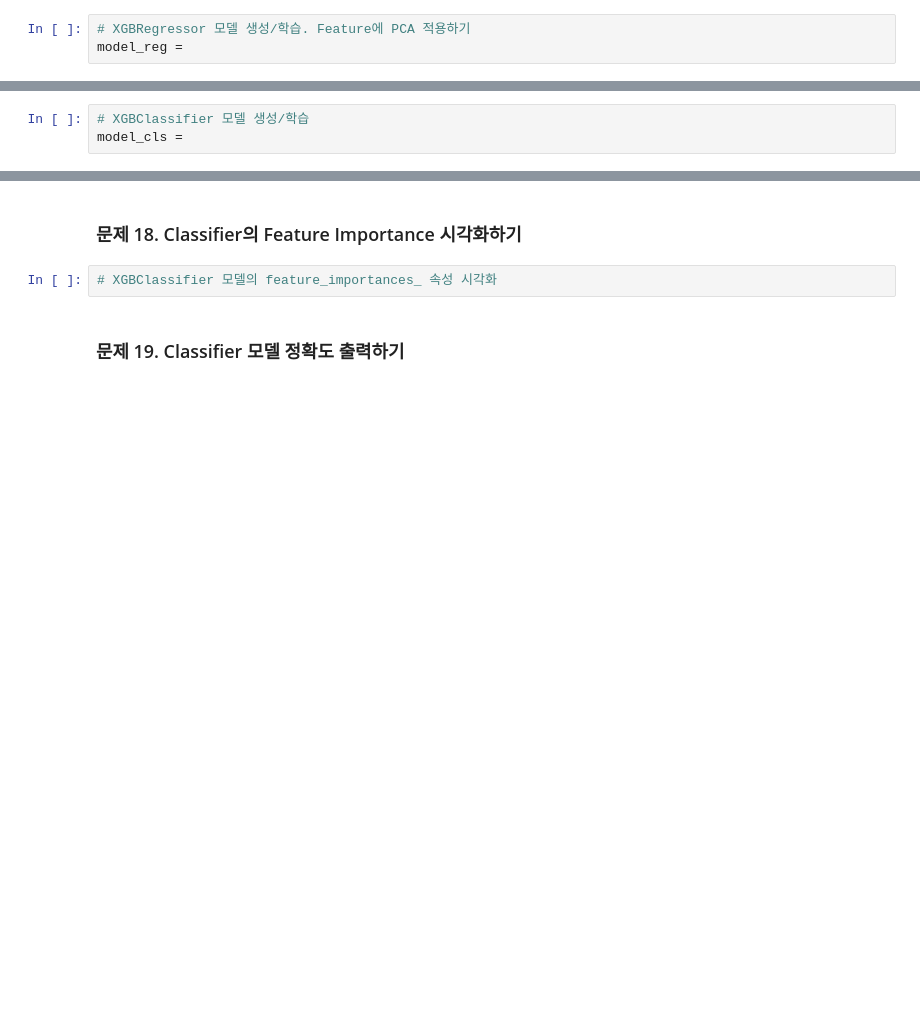
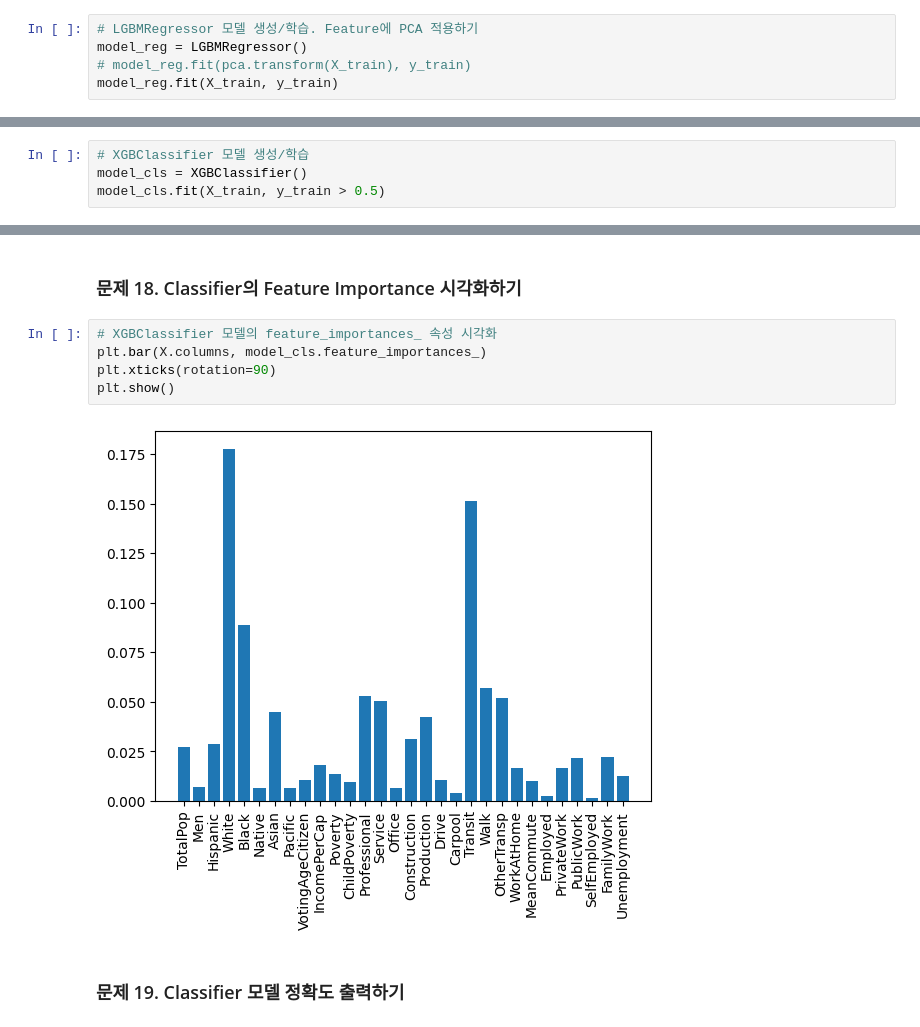
Before and after one commit to kjian254416-blip/ML300, a Jupyter notebook: Chapter_05_미국의_대통령은_어떻게_뽑힐까(문제).ipynb, the cells around one changed output, grey strips where cells are left out. Cells and saved outputs as stored; diff of their text form; blank space fills up the shorter version.

```diff
--- a/Chapter_05_미국의_대통령은_어떻게_뽑힐까(문제).ipynb
+++ b/Chapter_05_미국의_대통령은_어떻게_뽑힐까(문제).ipynb
@@ -503,5 +618,7 @@ pca =
 # %%
 from lightgbm import LGBMRegressor
 # %%
-# XGBRegressor 모델 생성/학습. Feature에 PCA 적용하기
-model_reg =
+# LGBMRegressor 모델 생성/학습. Feature에 PCA 적용하기
+model_reg = LGBMRegressor()
+# model_reg.fit(pca.transform(X_train), y_train)
+model_reg.fit(X_train, y_train)
@@ -522,4 +672,5 @@ pred =
 from xgboost import XGBClassifier
 # %%
 # XGBClassifier 모델 생성/학습
-model_cls =
+model_cls = XGBClassifier()
+model_cls.fit(X_train, y_train > 0.5)
@@ -527,6 +690,11 @@ model_cls =
 ### 문제 18. Classifier의 Feature Importance 시각화하기
 # %%
 # XGBClassifier 모델의 feature_importances_ 속성 시각화
+plt.bar(X.columns, model_cls.feature_importances_)
+plt.xticks(rotation=90)
+plt.show()
+# %% [output]
+[figure, added]
 # %% [markdown]
 ### 문제 19. Classifier 모델 정확도 출력하기
 # %%
```
Also changed, not shown: parts of 23 cells of this notebook.
